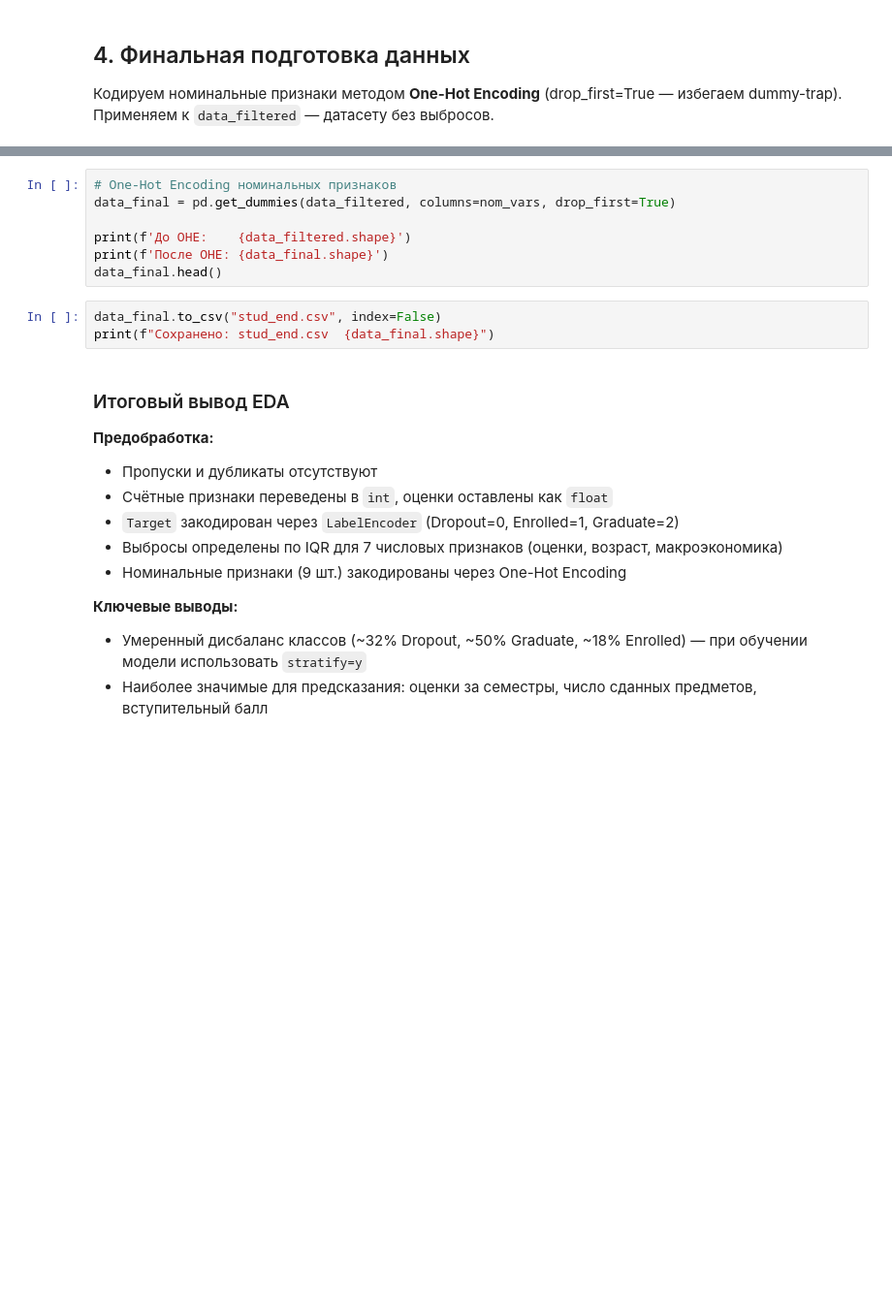
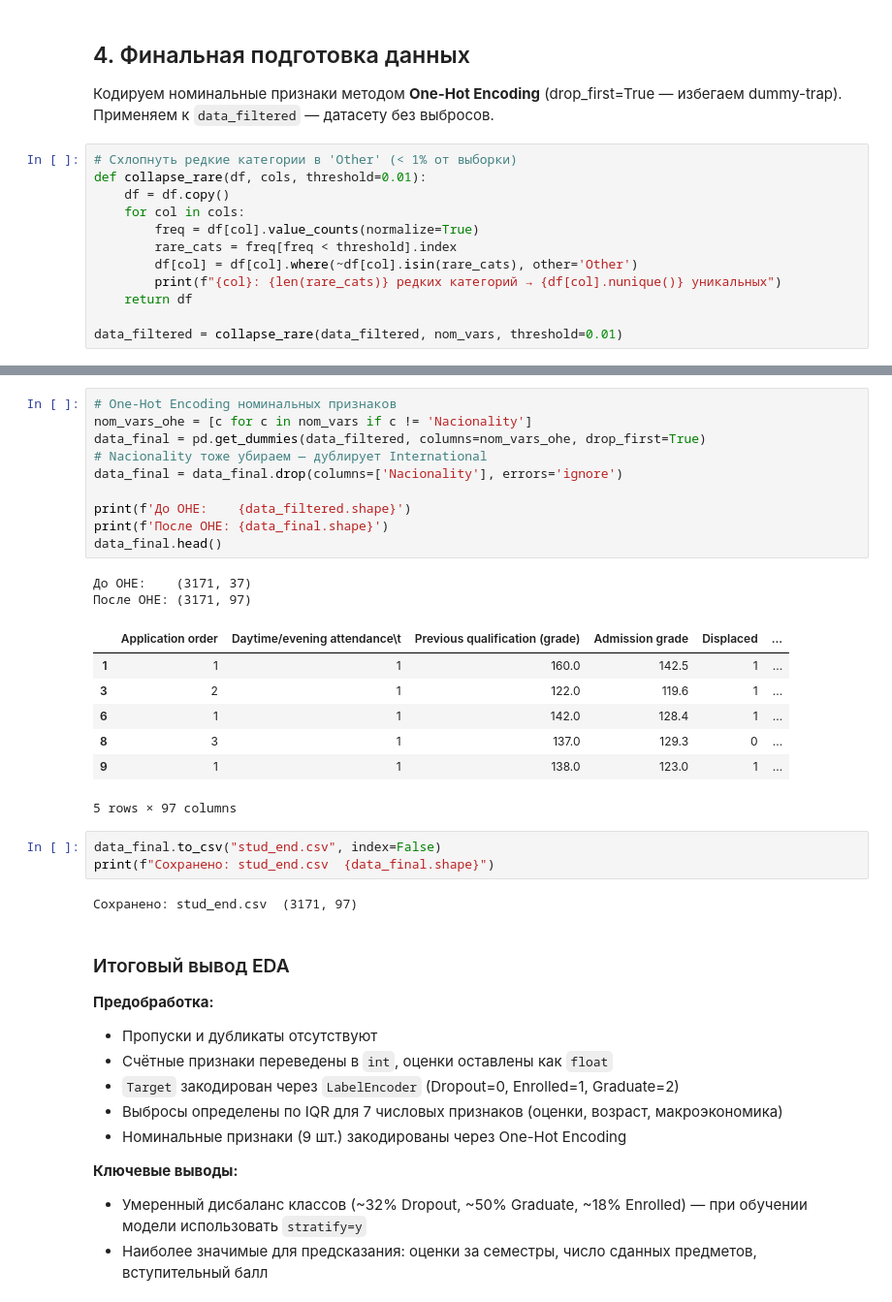
Before and after one commit to terracodum/ML_labs, a Jupyter notebook: lab1/lab1_class.ipynb, the cells around one changed output, grey strips where cells are left out. Shown at 97% size. Drawn from its saved outputs; the diff is of its cells as text; blank space fills up the shorter version.

Commit message:
fix(lab1): reduce OHE dimensionality 220→97 via collapse_rare and drop Nacionality

```diff
--- a/lab1/lab1_class.ipynb
+++ b/lab1/lab1_class.ipynb
@@ -827,3 +900,15 @@ plt.show()
 
 Кодируем номинальные признаки методом **One-Hot Encoding** (drop_first=True — избегаем dummy-trap).
 Применяем к `data_filtered` — датасету без выбросов.
+# %%
+# Схлопнуть редкие категории в 'Other' (< 1% от выборки)
+def collapse_rare(df, cols, threshold=0.01):
+    df = df.copy()
+    for col in cols:
+        freq = df[col].value_counts(normalize=True)
+        rare_cats = freq[freq < threshold].index
+        df[col] = df[col].where(~df[col].isin(rare_cats), other='Other')
+        print(f"{col}: {len(rare_cats)} редких категорий → {df[col].nunique()} уникальных")
+    return df
+
+data_filtered = collapse_rare(data_filtered, nom_vars, threshold=0.01)
@@ -830,13 +925,28 @@ plt.show()
 # %%
 # One-Hot Encoding номинальных признаков
-data_final = pd.get_dummies(data_filtered, columns=nom_vars, drop_first=True)
+nom_vars_ohe = [c for c in nom_vars if c != 'Nacionality']
+data_final = pd.get_dummies(data_filtered, columns=nom_vars_ohe, drop_first=True)
+# Nacionality тоже убираем — дублирует International
+data_final = data_final.drop(columns=['Nacionality'], errors='ignore')
 
 print(f'До OHE:    {data_filtered.shape}')
 print(f'После OHE: {data_final.shape}')
 data_final.head()
+# %% [output]
+До OHE:    (3171, 37)
+После OHE: (3171, 97)
+|  | Application order | Daytime/evening attendance\t | Previous qualification (grade) | Admission grade | Displaced | ... |
+| 1 | 1 | 1 | 160.0 | 142.5 | 1 | ... |
+| 3 | 2 | 1 | 122.0 | 119.6 | 1 | ... |
+| 6 | 1 | 1 | 142.0 | 128.4 | 1 | ... |
+| 8 | 3 | 1 | 137.0 | 129.3 | 0 | ... |
+| 9 | 1 | 1 | 138.0 | 123.0 | 1 | ... |
+5 rows × 97 columns
 # %%
 data_final.to_csv("stud_end.csv", index=False)
 print(f"Сохранено: stud_end.csv  {data_final.shape}")
+# %% [output]
+Сохранено: stud_end.csv  (3171, 97)
 # %% [markdown]
 ### Итоговый вывод EDA
 
```
Also changed, not shown: parts of 21 cells of this notebook.
